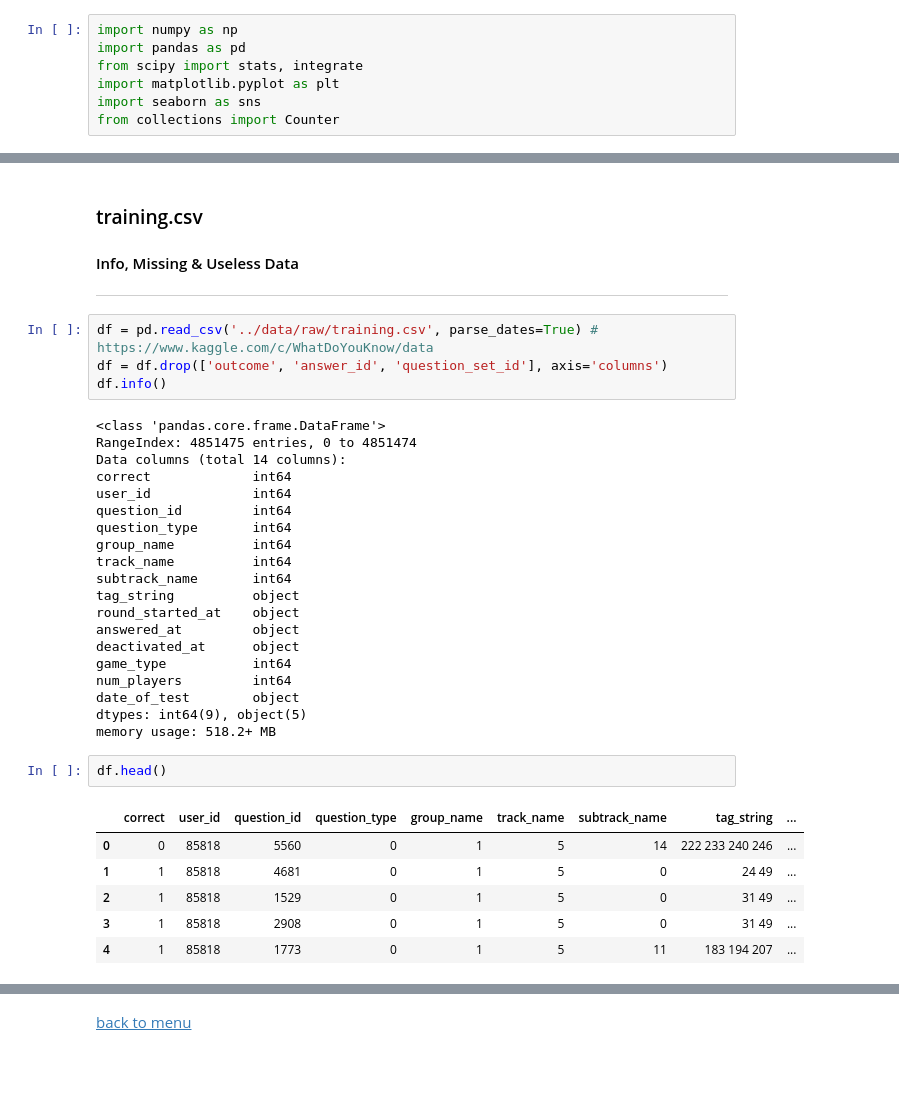
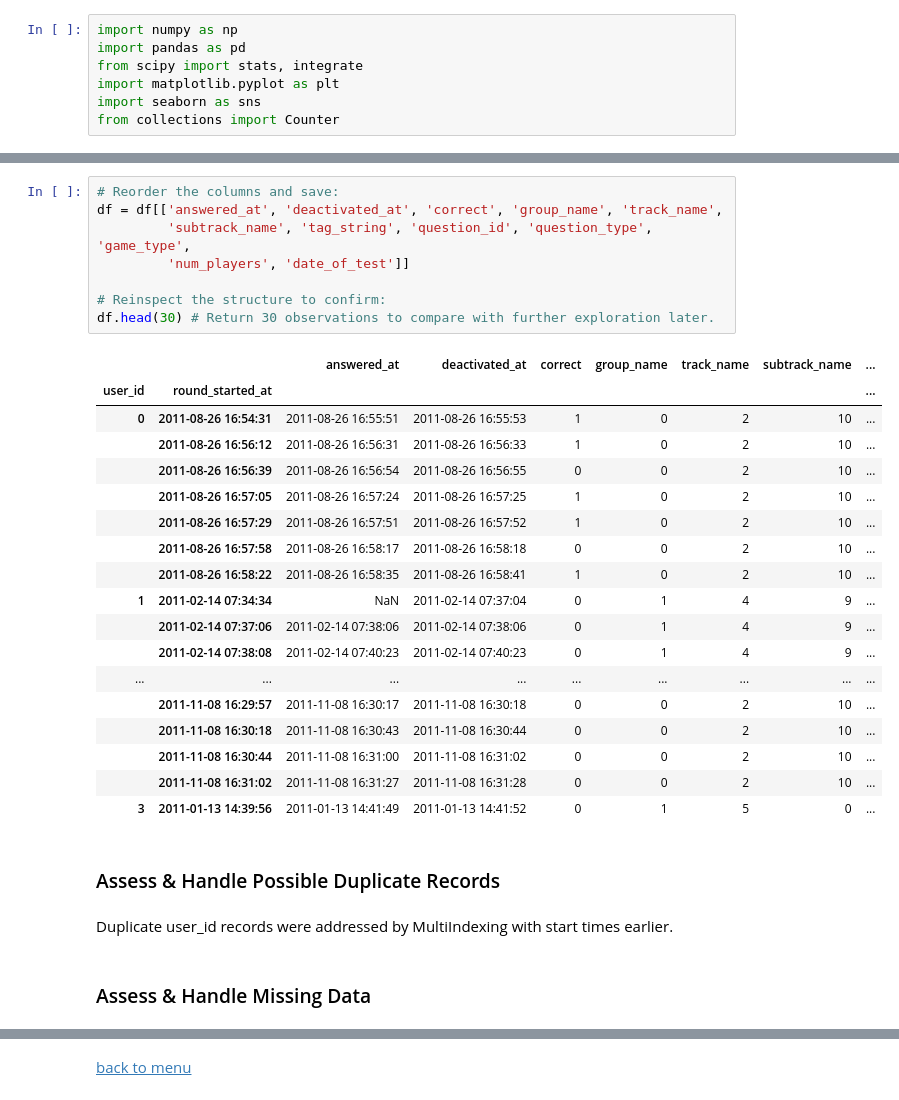
Before and after one commit to oserttas-math/predicting_assessment_mastery, a Jupyter notebook: notebooks/1.0-humburgc-initial_data_exploration.ipynb, the cells around one changed output, grey strips where cells are left out. Saved outputs shown, nothing was run; the diff lists cells and outputs as text; blank space fills up the shorter version.

```diff
--- a/notebooks/1.0-humburgc-initial_data_exploration.ipynb
+++ b/notebooks/1.0-humburgc-initial_data_exploration.ipynb
@@ -117,37 +185,33 @@ from collections import Counter
+# %%
+# Reorder the columns and save:
+df = df[['answered_at', 'deactivated_at', 'correct', 'group_name', 'track_name',
+         'subtrack_name', 'tag_string', 'question_id', 'question_type', 'game_type',
+         'num_players', 'date_of_test']]
+
+# Reinspect the structure to confirm:
+df.head(30) # Return 30 observations to compare with further exploration later.
+# %% [output]
+|  |  | answered_at | deactivated_at | correct | group_name | track_name | subtrack_name | ... |
+| user_id | round_started_at |  |  |  |  |  |  | ... |
+| 0 | 2011-08-26 16:54:31 | 2011-08-26 16:55:51 | 2011-08-26 16:55:53 | 1 | 0 | 2 | 10 | ... |
+|  | 2011-08-26 16:56:12 | 2011-08-26 16:56:31 | 2011-08-26 16:56:33 | 1 | 0 | 2 | 10 | ... |
+|  | 2011-08-26 16:56:39 | 2011-08-26 16:56:54 | 2011-08-26 16:56:55 | 0 | 0 | 2 | 10 | ... |
+|  | 2011-08-26 16:57:05 | 2011-08-26 16:57:24 | 2011-08-26 16:57:25 | 1 | 0 | 2 | 10 | ... |
+|  | 2011-08-26 16:57:29 | 2011-08-26 16:57:51 | 2011-08-26 16:57:52 | 1 | 0 | 2 | 10 | ... |
+|  | 2011-08-26 16:57:58 | 2011-08-26 16:58:17 | 2011-08-26 16:58:18 | 0 | 0 | 2 | 10 | ... |
+|  | 2011-08-26 16:58:22 | 2011-08-26 16:58:35 | 2011-08-26 16:58:41 | 1 | 0 | 2 | 10 | ... |
+| 1 | 2011-02-14 07:34:34 | NaN | 2011-02-14 07:37:04 | 0 | 1 | 4 | 9 | ... |
+|  | 2011-02-14 07:37:06 | 2011-02-14 07:38:06 | 2011-02-14 07:38:06 | 0 | 1 | 4 | 9 | ... |
+|  | 2011-02-14 07:38:08 | 2011-02-14 07:40:23 | 2011-02-14 07:40:23 | 0 | 1 | 4 | 9 | ... |
+| ... | ... | ... | ... | ... | ... | ... | ... | ... |
+|  | 2011-11-08 16:29:57 | 2011-11-08 16:30:17 | 2011-11-08 16:30:18 | 0 | 0 | 2 | 10 | ... |
+|  | 2011-11-08 16:30:18 | 2011-11-08 16:30:43 | 2011-11-08 16:30:44 | 0 | 0 | 2 | 10 | ... |
+|  | 2011-11-08 16:30:44 | 2011-11-08 16:31:00 | 2011-11-08 16:31:02 | 0 | 0 | 2 | 10 | ... |
+|  | 2011-11-08 16:31:02 | 2011-11-08 16:31:27 | 2011-11-08 16:31:28 | 0 | 0 | 2 | 10 | ... |
+| 3 | 2011-01-13 14:39:56 | 2011-01-13 14:41:49 | 2011-01-13 14:41:52 | 0 | 1 | 5 | 0 | ... |
+# %% [markdown]
+### Assess & Handle Possible Duplicate Records
+# %% [markdown]
+Duplicate user_id records were addressed by MultiIndexing with start times earlier.
 # %% [markdown]
-### training.csv
-#### Info, Missing &amp; Useless Data
----
+### Assess & Handle Missing Data
-# %%
-df = pd.read_csv('../data/raw/training.csv', parse_dates=True) # https://www.kaggle.com/c/WhatDoYouKnow/data
-df = df.drop(['outcome', 'answer_id', 'question_set_id'], axis='columns')
-df.info()
-# %% [output]
-<class 'pandas.core.frame.DataFrame'>
-RangeIndex: 4851475 entries, 0 to 4851474
-Data columns (total 14 columns):
-correct             int64
-user_id             int64
-question_id         int64
-question_type       int64
-group_name          int64
-track_name          int64
-subtrack_name       int64
-tag_string          object
-round_started_at    object
-answered_at         object
-deactivated_at      object
-game_type           int64
-num_players         int64
-date_of_test        object
-dtypes: int64(9), object(5)
-memory usage: 518.2+ MB
-# %%
-df.head()
-# %% [output]
-|  | correct | user_id | question_id | question_type | group_name | track_name | subtrack_name | tag_string | ... |
-| 0 | 0 | 85818 | 5560 | 0 | 1 | 5 | 14 | 222 233 240 246 | ... |
-| 1 | 1 | 85818 | 4681 | 0 | 1 | 5 | 0 | 24 49 | ... |
-| 2 | 1 | 85818 | 1529 | 0 | 1 | 5 | 0 | 31 49 | ... |
-| 3 | 1 | 85818 | 2908 | 0 | 1 | 5 | 0 | 31 49 | ... |
-| 4 | 1 | 85818 | 1773 | 0 | 1 | 5 | 11 | 183 194 207 | ... |
```
Also changed, not shown: parts of 55 cells of this notebook.
